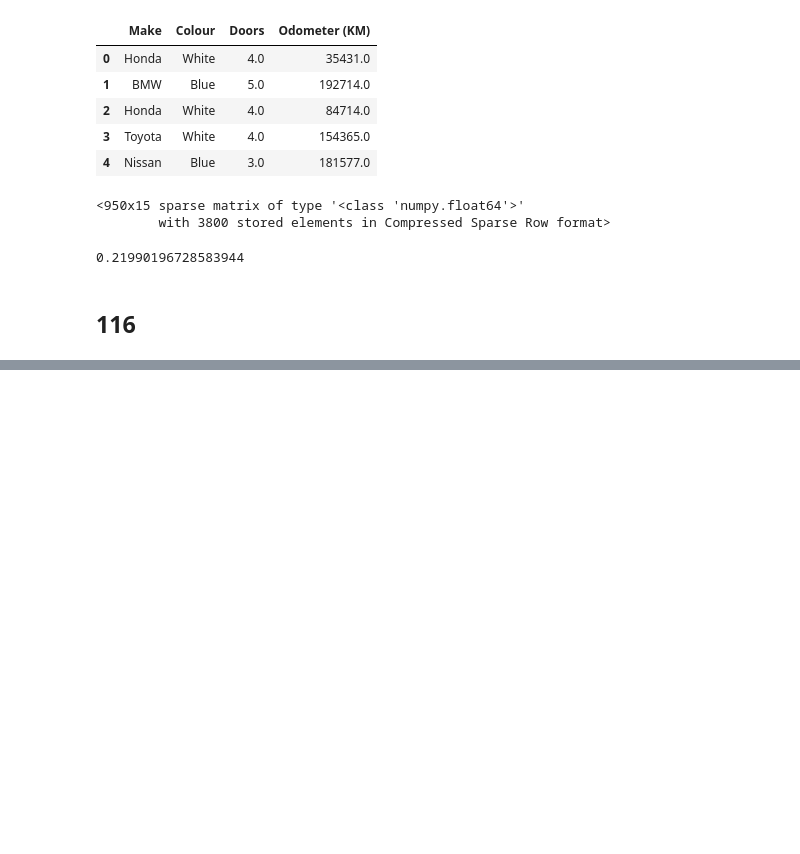
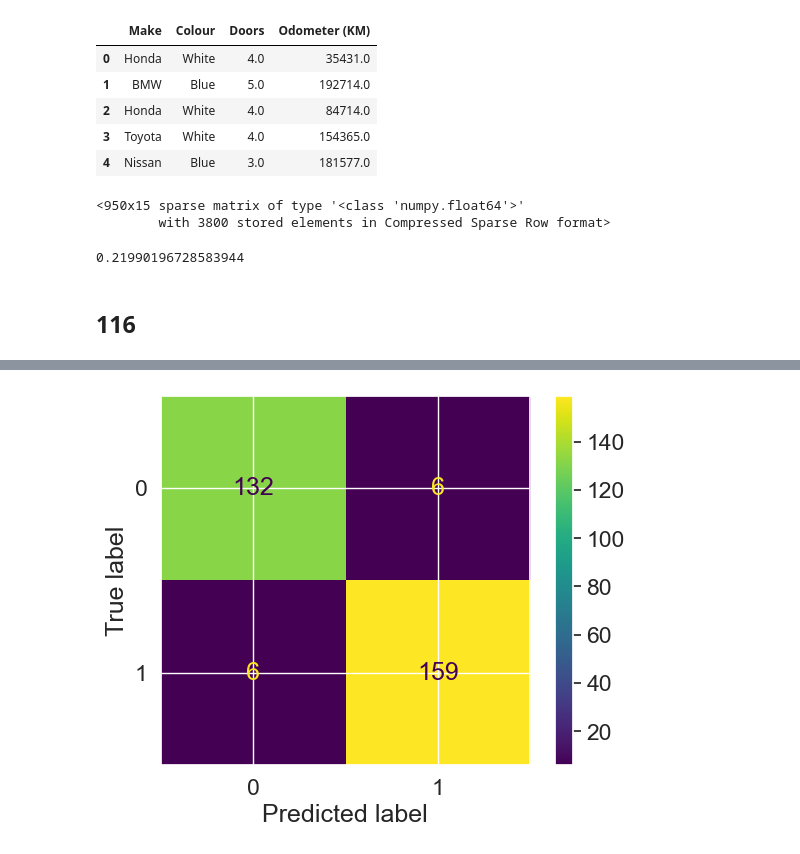
Before and after one commit to roopeshkp34/ML, a Jupyter notebook: ml_course/tutorials/scikit-leasrn.ipynb, the cells around one changed output, grey strips where cells are left out. Saved outputs shown, nothing was run; the diff lists cells and outputs as text; code cells hidden in the pictures; blank space fills up the shorter version.

```diff
--- a/ml_course/tutorials/scikit-leasrn.ipynb
+++ b/ml_course/tutorials/scikit-leasrn.ipynb
@@ -623,0 +1350,6 @@ model.score(X_test, y_test)
+# %%
+from sklearn.metrics import ConfusionMatrixDisplay
+
+ConfusionMatrixDisplay.from_estimator(estimator=clf, X=X, y=y);
+# %% [output]
+[figure, added]
```
Also changed, not shown: parts of 170 cells of this notebook, 3 other files.
